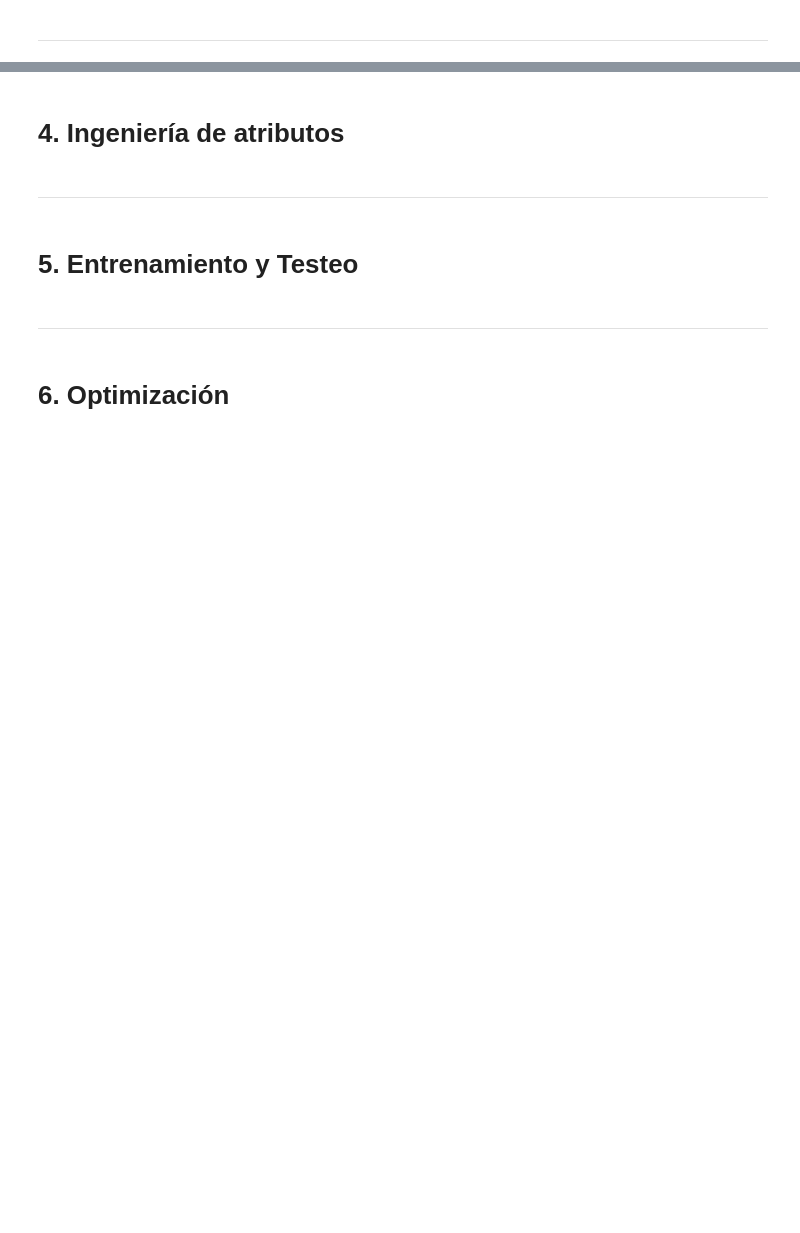
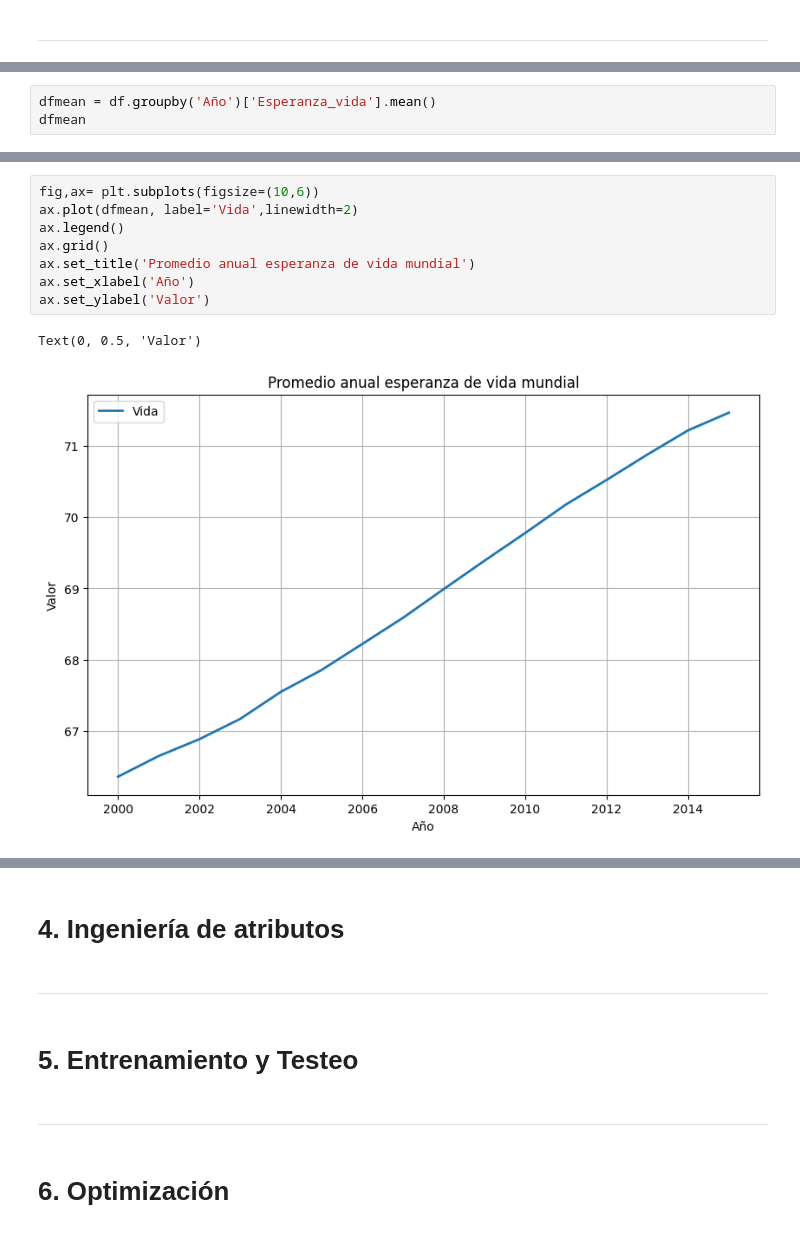
Before and after one commit to JuanPabloFerreras/ProyectoFinalDS, a Jupyter notebook: Proyecto_Final_JuanPablo_Ferreras.ipynb, the cells around one changed output, grey strips where cells are left out. Cells and saved outputs as stored; diff of their text form; blank space fills up the shorter version.

```diff
--- a/Proyecto_Final_JuanPablo_Ferreras.ipynb
+++ b/Proyecto_Final_JuanPablo_Ferreras.ipynb
@@ -59,0 +311,3 @@ El conjunto de datos pretende responder a las siguientes preguntas clave:
+# %%
+dfmean = df.groupby('Año')['Esperanza_vida'].mean()
+dfmean
@@ -59,0 +333,11 @@ El conjunto de datos pretende responder a las siguientes preguntas clave:
+# %%
+fig,ax= plt.subplots(figsize=(10,6))
+ax.plot(dfmean, label='Vida',linewidth=2)
+ax.legend()
+ax.grid()
+ax.set_title('Promedio anual esperanza de vida mundial')
+ax.set_xlabel('Año')
+ax.set_ylabel('Valor')
+# %% [output]
+Text(0, 0.5, 'Valor')
+[figure, added]
```
Also changed, not shown: parts of 28 cells of this notebook.
